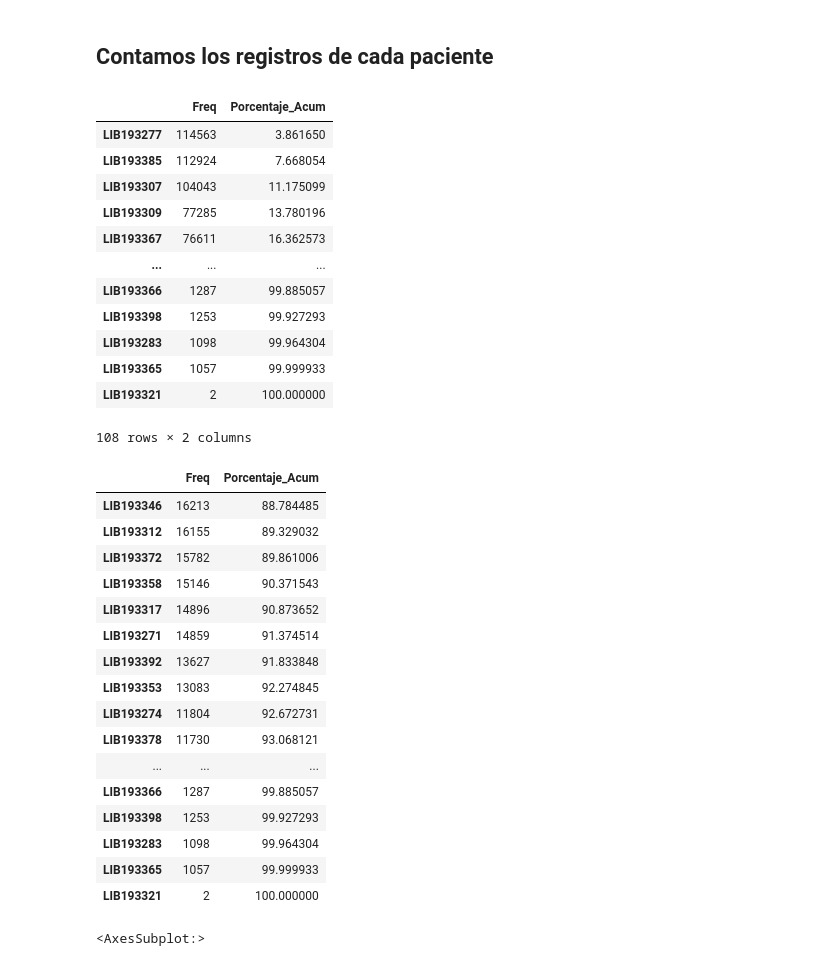
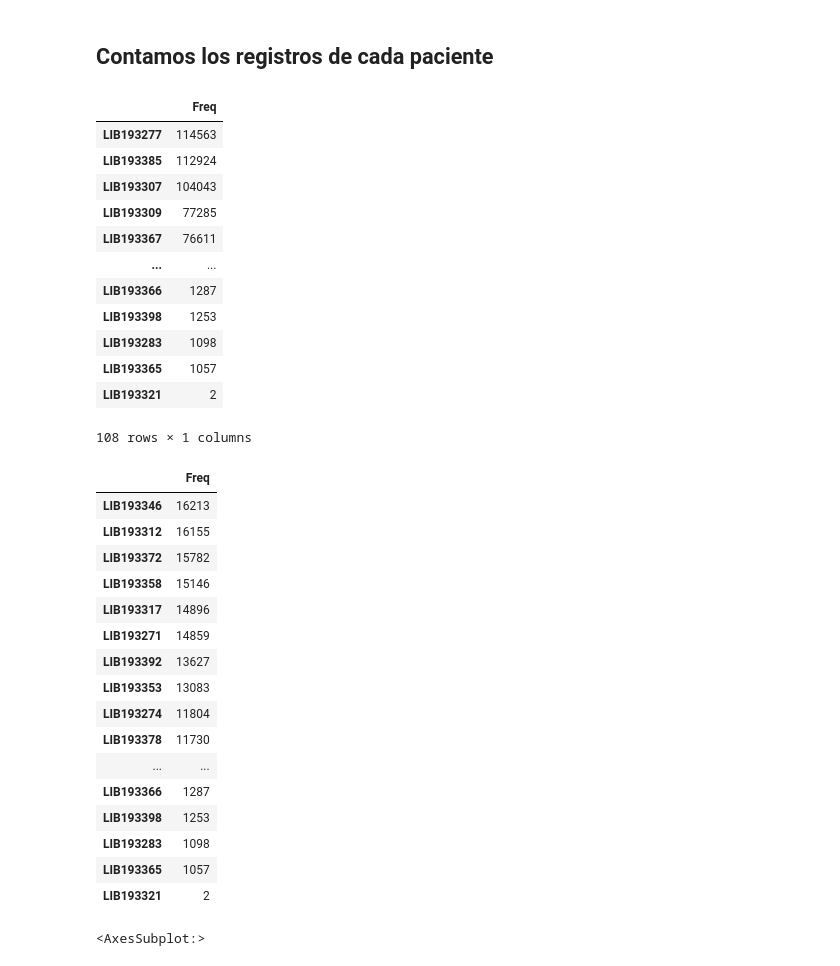
Before and after one commit to wmhr28/tfm-forecasting-glucose, a Jupyter notebook: a. Preprocesamiento Analisis y Muestreo.ipynb, the cells around one changed output. Drawn from its saved outputs; the diff is of its cells as text; code cells hidden in the pictures.

```diff
--- a/2.Analisis Preprocesamiento y Muestreo-Copy1.ipynb
+++ b/a. Preprocesamiento Analisis y Muestreo.ipynb
@@ -134,43 +130,41 @@ df=df_Inicial
 # %%
 dfPacienteCount= pd.DataFrame(df.ID.value_counts().sort_values(ascending=False))
 dfPacienteCount.columns = ['Freq']
-total=dfPacienteCount['Freq'].sum()
-dfPacienteCount['Porcentaje_Acum']=(dfPacienteCount['Freq'].cumsum()/total)*100
 dfPacienteCount
 # %% [output]
-|  | Freq | Porcentaje_Acum |
-| LIB193277 | 114563 | 3.861650 |
-| LIB193385 | 112924 | 7.668054 |
-| LIB193307 | 104043 | 11.175099 |
-| LIB193309 | 77285 | 13.780196 |
-| LIB193367 | 76611 | 16.362573 |
-| ... | ... | ... |
-| LIB193366 | 1287 | 99.885057 |
-| LIB193398 | 1253 | 99.927293 |
-| LIB193283 | 1098 | 99.964304 |
-| LIB193365 | 1057 | 99.999933 |
-| LIB193321 | 2 | 100.000000 |
+|  | Freq |
+| LIB193277 | 114563 |
+| LIB193385 | 112924 |
+| LIB193307 | 104043 |
+| LIB193309 | 77285 |
+| LIB193367 | 76611 |
+| ... | ... |
+| LIB193366 | 1287 |
+| LIB193398 | 1253 |
+| LIB193283 | 1098 |
+| LIB193365 | 1057 |
+| LIB193321 | 2 |
-108 rows × 2 columns
+108 rows × 1 columns
 # %%
 dfPacienteCount.tail(50)
 # %% [output]
-|  | Freq | Porcentaje_Acum |
-| LIB193346 | 16213 | 88.784485 |
-| LIB193312 | 16155 | 89.329032 |
-| LIB193372 | 15782 | 89.861006 |
-| LIB193358 | 15146 | 90.371543 |
-| LIB193317 | 14896 | 90.873652 |
-| LIB193271 | 14859 | 91.374514 |
-| LIB193392 | 13627 | 91.833848 |
-| LIB193353 | 13083 | 92.274845 |
-| LIB193274 | 11804 | 92.672731 |
-| LIB193378 | 11730 | 93.068121 |
-| ... | ... | ... |
-| LIB193366 | 1287 | 99.885057 |
-| LIB193398 | 1253 | 99.927293 |
-| LIB193283 | 1098 | 99.964304 |
-| LIB193365 | 1057 | 99.999933 |
-| LIB193321 | 2 | 100.000000 |
+|  | Freq |
+| LIB193346 | 16213 |
+| LIB193312 | 16155 |
+| LIB193372 | 15782 |
+| LIB193358 | 15146 |
+| LIB193317 | 14896 |
+| LIB193271 | 14859 |
+| LIB193392 | 13627 |
+| LIB193353 | 13083 |
+| LIB193274 | 11804 |
+| LIB193378 | 11730 |
+| ... | ... |
+| LIB193366 | 1287 |
+| LIB193398 | 1253 |
+| LIB193283 | 1098 |
+| LIB193365 | 1057 |
+| LIB193321 | 2 |
 # %%
 dfPacienteCount['Freq'].plot.bar(figsize=(15, 5))
 # %% [output]
```
Also changed, not shown: parts of 50 cells of this notebook, 12 other files.
